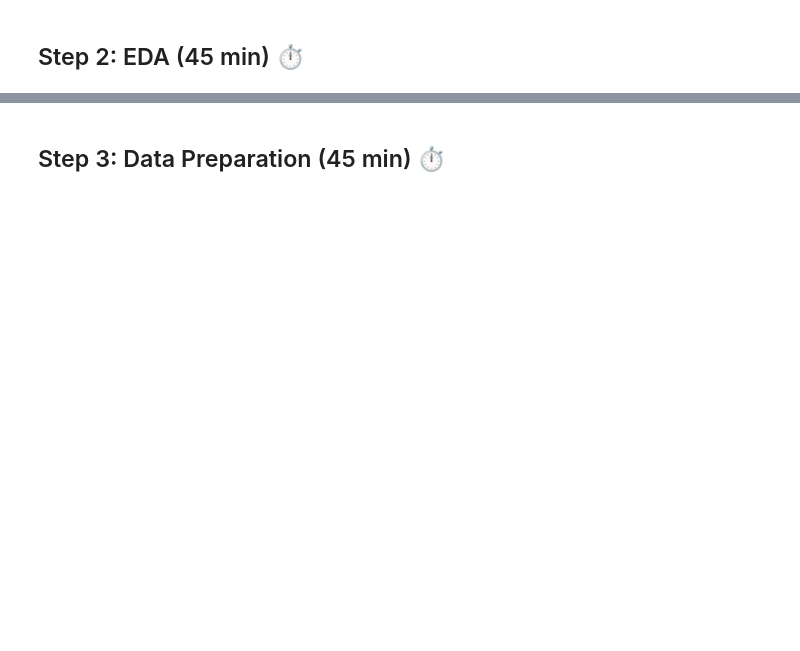
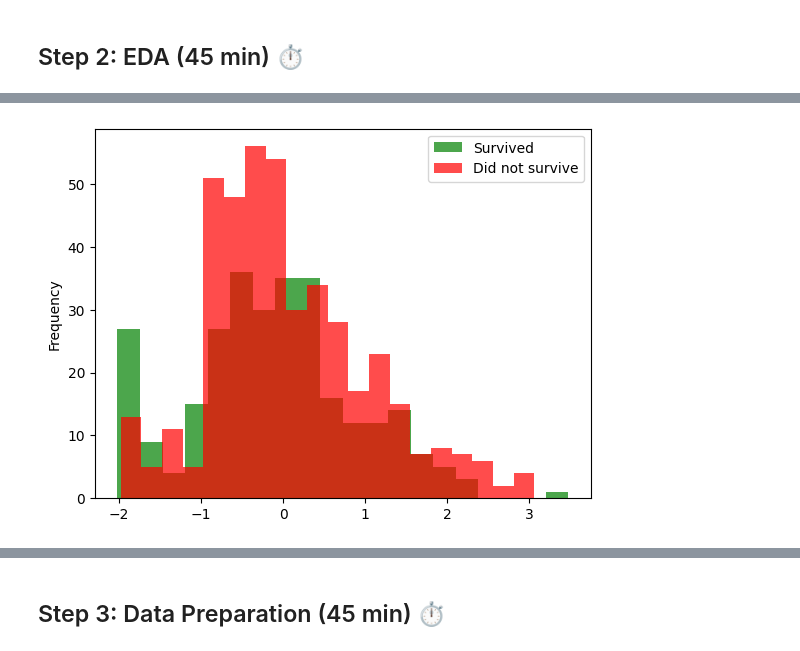
Before and after one commit to zakariabouy/Practice-Makes-Perfect, a Jupyter notebook: 30_Datasets_Challenge/01_Titanic/titanic_from_scratch.ipynb, the cells around one changed output, grey strips where cells are left out. Cells and saved outputs as stored; diff of their text form; code cells hidden in the pictures; blank space fills up the shorter version.

```diff
--- a/30_Datasets_Challenge/01_Titanic/titanic_from_scratch.ipynb
+++ b/30_Datasets_Challenge/01_Titanic/titanic_from_scratch.ipynb
@@ -37,0 +125,9 @@ ModuleNotFoundError: No module named 'pandas'
+# %%
+# checking if the age has an effect on survival chances !
+
+df[df['Survived']==1]['Age'].plot(kind='hist', bins=20, alpha=0.7, label='Survived', color='green')
+df[df['Survived']==0]['Age'].plot(kind='hist', bins=20, alpha=0.7, label='Did not survive', color='red')
+plt.legend()
+plt.show()
+# %% [output]
+[figure, added]
```
Also changed, not shown: parts of 20 cells of this notebook, 4 other files.
